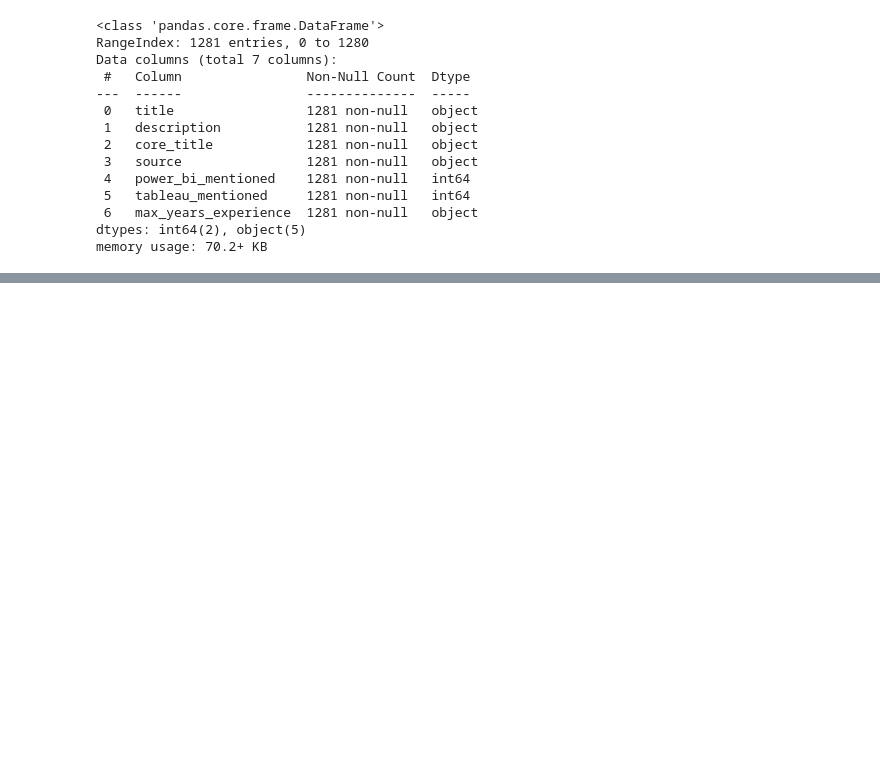
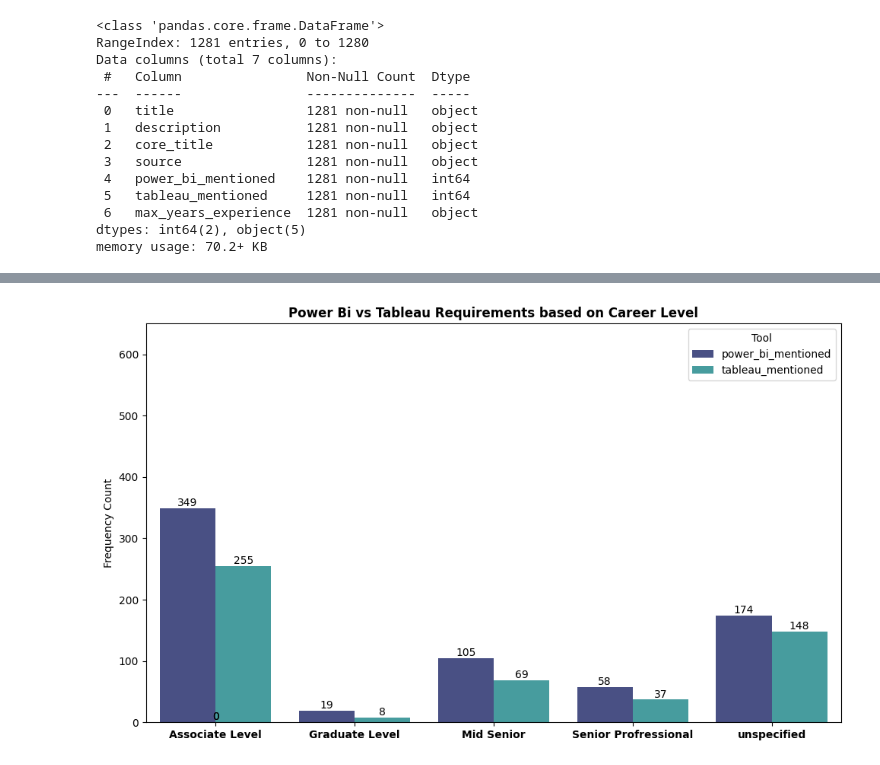
Before and after one commit to WamzMwangi/Job_Market_Analysis-BI_Tools, a Jupyter notebook: main.ipynb, the cells around one changed output, grey strips where cells are left out. Cells and saved outputs as stored; diff of their text form; code cells hidden in the pictures; blank space fills up the shorter version.

```diff
--- a/main.ipynb
+++ b/main.ipynb
@@ -476,0 +514,2 @@ memory usage: 70.2+ KB
+# %%
+df['seniority_level']=df['max_years_experience'].apply(seniority_categorizer)
@@ -476,0 +534,3 @@ memory usage: 70.2+ KB
+# %%
+demand_per_seniority=df.groupby('seniority_level')[['power_bi_mentioned','tableau_mentioned']].sum().reset_index()
+demand_per_seniority
@@ -476,0 +544,9 @@ memory usage: 70.2+ KB
+# %%
+#reshape into long format
+seniority_level_melted = demand_per_seniority.melt(
+    id_vars="seniority_level",
+    value_vars=["power_bi_mentioned", "tableau_mentioned"],
+    var_name="Tool",
+    value_name="Mentions"
+)
+seniority_level_melted
@@ -476,0 +565,22 @@ memory usage: 70.2+ KB
+# %%
+plt.figure(figsize=(10,6))
+
+ax=sns.barplot(data=seniority_level_melted, x='seniority_level', y='Mentions', hue='Tool',palette='mako')
+
+for p in ax.patches:
+    ax.annotate(str(format(p.get_height(), '.0f')),
+                (p.get_x() + p.get_width() / 2., p.get_height()),
+                ha='center', va='center',
+                xytext=(0, 5),
+                textcoords='offset points')
+
+plt.title('Power Bi vs Tableau Requirements based on Career Level',loc='center',fontweight='bold')
+plt.ylabel('Frequency Count')
+plt.xlabel('')
+plt.xticks(fontweight='bold')
+plt.ylim(0,650)
+#legend.get_frame().set_facecolor('grey')
+plt.tight_layout()
+plt.show()
+# %% [output]
+[figure, added]
```
Also changed, not shown: parts of 8 cells of this notebook.
